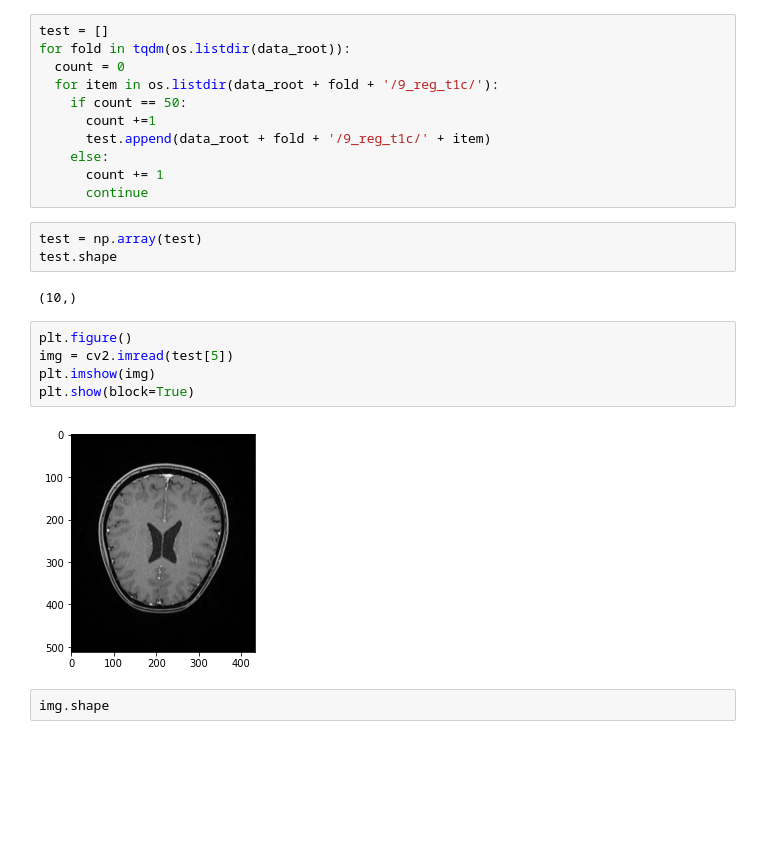
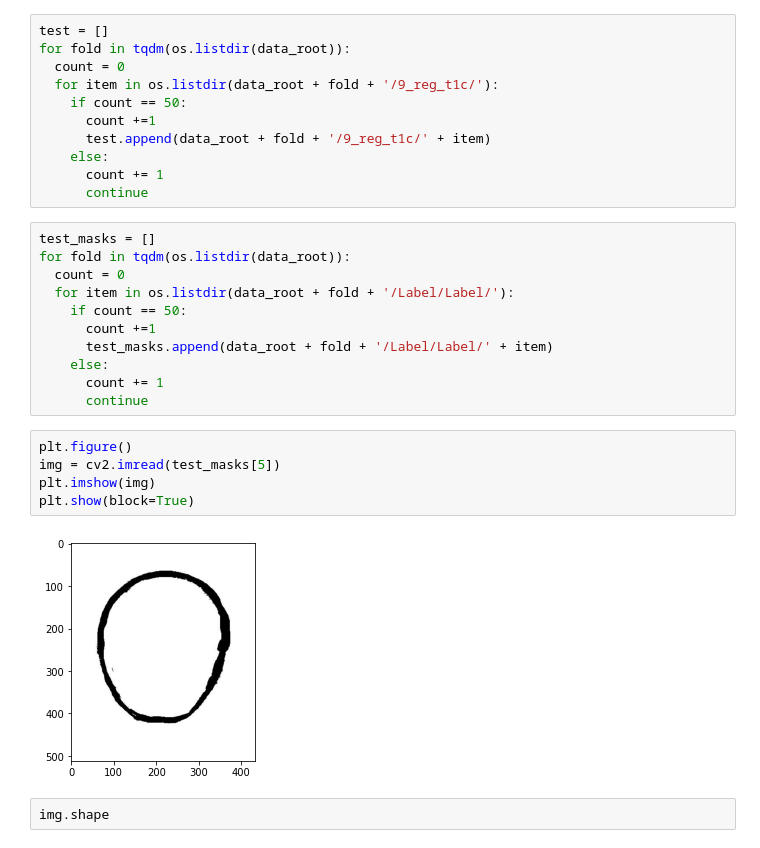
Before and after one commit to MaxKochanov/Skull-segmentation, a Jupyter notebook: skull_segmentation.ipynb, the cells around one changed output. Saved outputs shown, nothing was run; the diff lists cells and outputs as text; blank space fills up the shorter version.

```diff
--- a/skull_segmentation.ipynb
+++ b/skull_segmentation.ipynb
@@ -81,18 +83,24 @@ for fold in tqdm(os.listdir(data_root)):
     else:
       count += 1
       continue
-# %%
-test = np.array(test)
-test.shape
-# %% [output]
-(10,)
+# %%
+test_masks = []
+for fold in tqdm(os.listdir(data_root)):
+  count = 0
+  for item in os.listdir(data_root + fold + '/Label/Label/'):
+    if count == 50:
+      count +=1
+      test_masks.append(data_root + fold + '/Label/Label/' + item)
+    else:
+      count += 1
+      continue
 # %%
 plt.figure()
-img = cv2.imread(test[5])
+img = cv2.imread(test_masks[5])
 plt.imshow(img)
 plt.show(block=True)
 # %% [output]
-[figure, old version]
+[figure, new version]
 # %%
 img.shape
 # %% [output]
```
Also changed, not shown: parts of 44 cells of this notebook.
